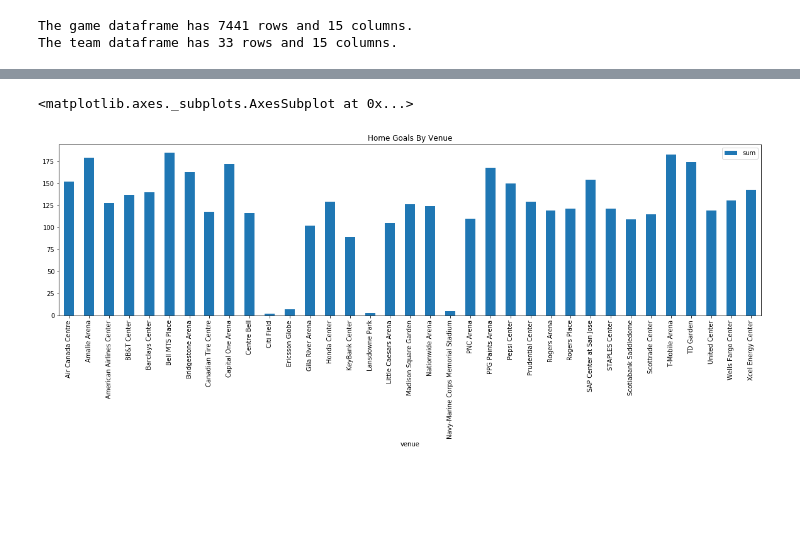
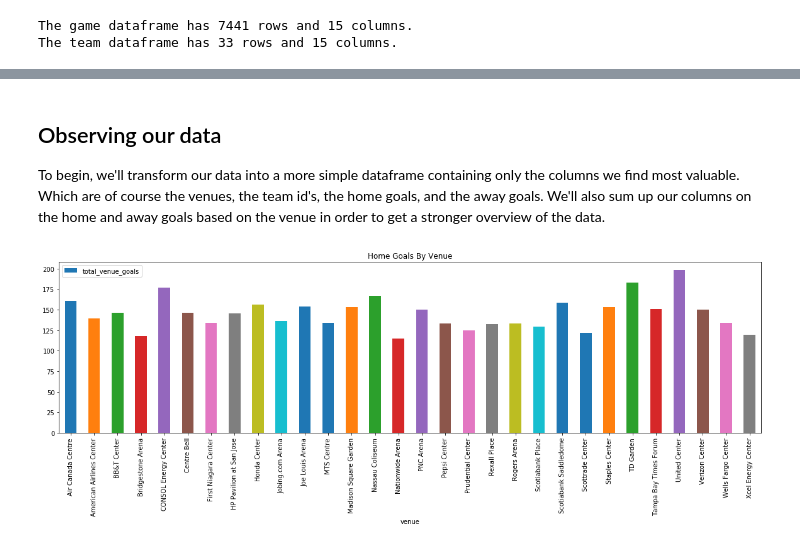
Before and after one commit to Francisjhacke/nhl-data-analysis, a Jupyter notebook: main.ipynb, the cells around one changed output, grey strips where cells are left out. Cells and saved outputs as stored; diff of their text form; code cells hidden in the pictures; blank space fills up the shorter version.

Commit message:
Completed markdown and data correlation

```diff
--- a/main.ipynb
+++ b/main.ipynb
@@ -41,15 +43,17 @@ The team dataframe has 33 rows and 15 columns.
 # %%
 # Format and filter data
-
 # Strip away whitespace in venue values
 game_df['venue'] = game_df['venue'].map(lambda x: x.strip())
 
-# Filter our dataset on the 2017-2018 NHL season
-season2017 = game_df.loc[game_df['season'] == 20172018]
+# Filter our dataset on the 2012-2013 NHL season
+season2012 = game_df.loc[game_df['season'] == 20122013]
+# %% [markdown]
+## Observing our data
+To begin, we'll transform our data into a more simple dataframe containing only the columns we find most valuable. Which are of course the venues, the team id's, the home goals, and the away goals. We'll also sum up our columns on the home and away goals based on the venue in order to get a stronger overview of the data.
 # %%
-# Home goals by venue for the 2017-2018 season
-home_goals_2017 = pd.DataFrame(season2017.groupby(['venue'])['home_goals'].agg([np.sum]))
-home_goals_2017.plot(kind="bar", figsize=[20,5], title="Home Goals By Venue")
+# Home and Away Goals by venue for the 2012-2013 season
+goals_2012 = pd.DataFrame(season2012.groupby(['venue', 'home_team_id'])['home_goals', 'away_goals'].sum()).reset_index()
+goals_2012['total_venue_goals'] = goals_2012['home_goals'] + goals_2012['away_goals']
+goals_2012.plot(x="venue", y="total_venue_goals", kind="bar", figsize=[20,5], title="Home Goals By Venue");
 # %% [output]
-<matplotlib.axes._subplots.AxesSubplot at 0x...>
-[figure, old version]
+[figure, new version]
```
Also changed, not shown: parts of 24 cells of this notebook.
